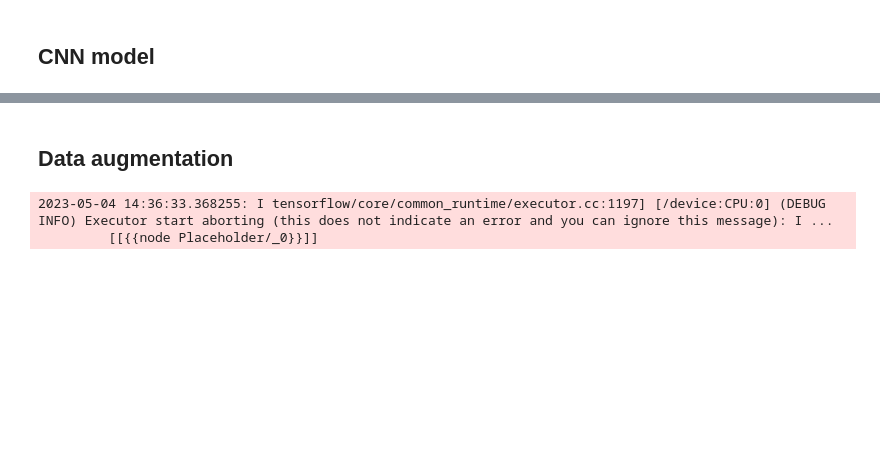
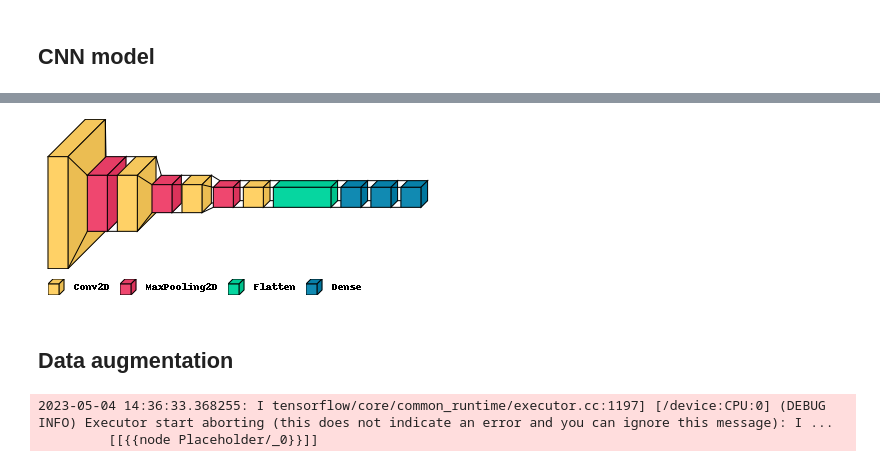
Before and after one commit to IISELII/CNN_chiffre, a Jupyter notebook: model.ipynb, the cells around one changed output, grey strips where cells are left out. Saved outputs shown, nothing was run; the diff lists cells and outputs as text; code cells hidden in the pictures; blank space fills up the shorter version.

```diff
--- a/model.ipynb
+++ b/model.ipynb
@@ -166,3 +166,10 @@ Text(0.5, 1.0, 'Accuracy: 0.9670')
+# %%
+import visualkeras
+
+visualkeras.layered_view(model,legend=True).show() # display using your system viewer
+visualkeras.layered_view(model,legend=True, to_file='output.png')
+# %% [output]
+[figure, added]
 # %%
 model.save('modeloo.h5')
 # %% [markdown]
```
Also changed, not shown: parts of 4 cells of this notebook, 2 other files.
